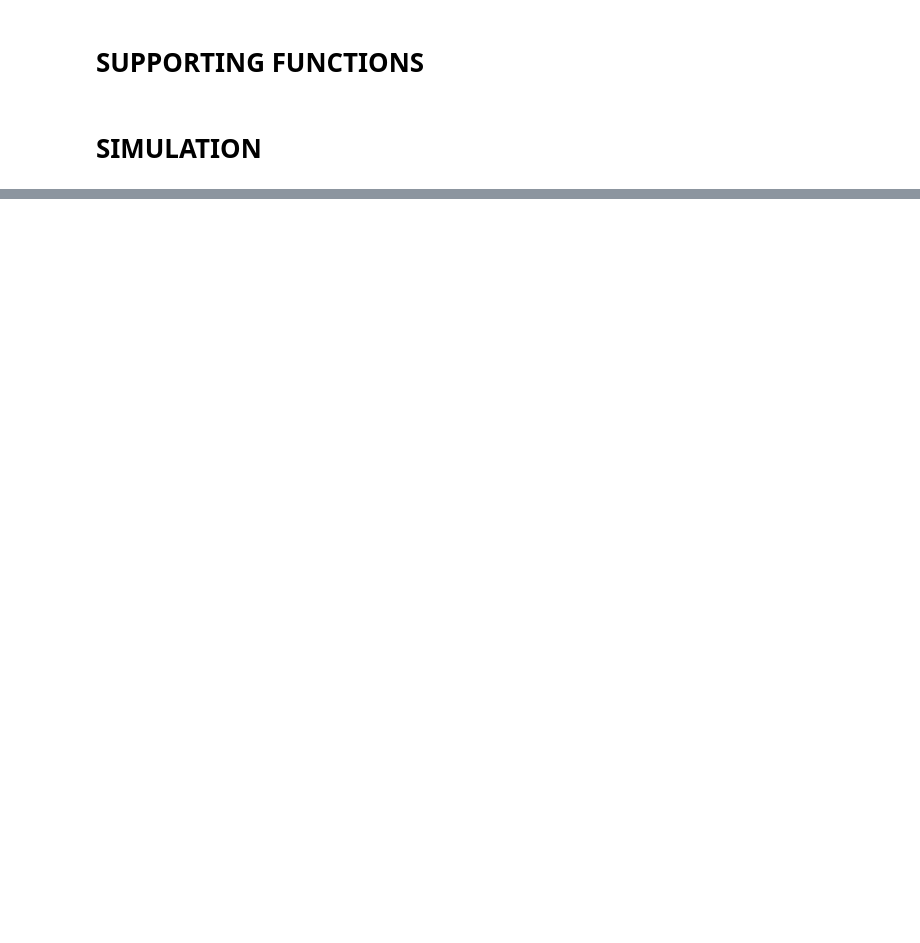
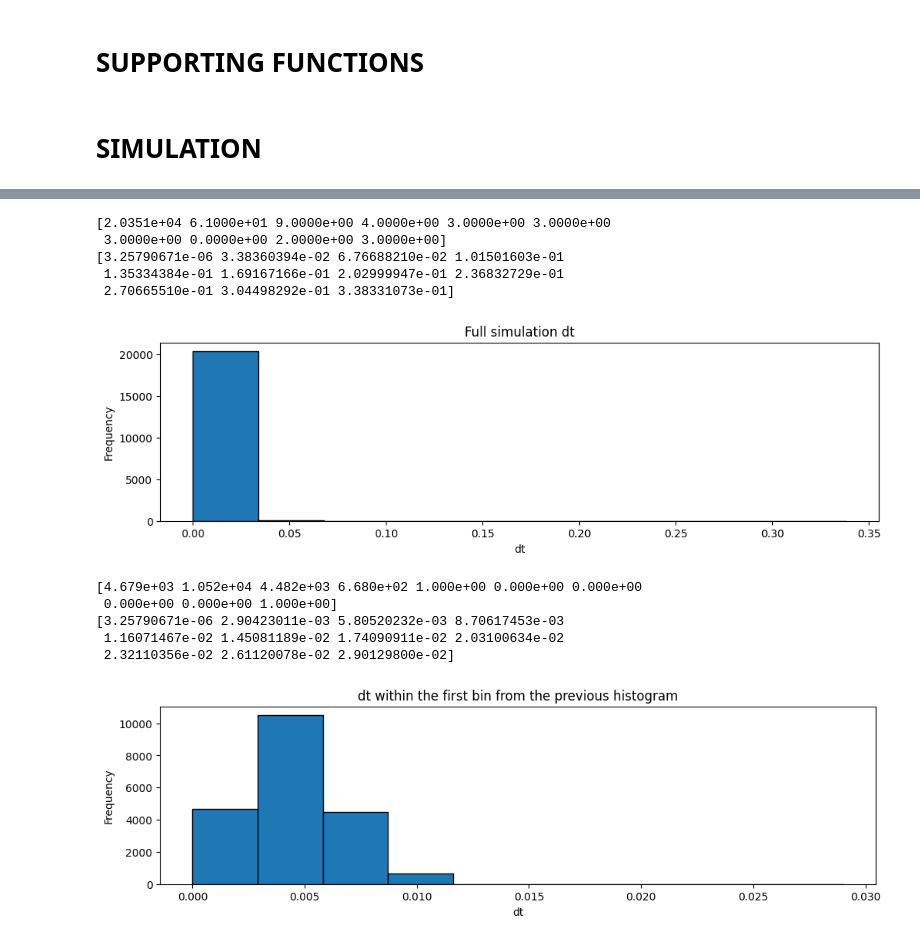
Before and after one commit to Annika-wyt/annika, a Jupyter notebook: ricatti_rk45.ipynb, the cells around one changed output, grey strips where cells are left out. Cells and saved outputs as stored; diff of their text form; code cells hidden in the pictures; blank space fills up the shorter version.

```diff
--- a/ricatti_rk45.ipynb
+++ b/ricatti_rk45.ipynb
@@ -347,15 +351,18 @@ def dynamics(t, y, input_k, input_z, input_q, input_Q, input_V, with_noise, num_
     input_P = input_P_flat.reshape((6,6))
 
     input_A = function_A(input_omega)
-    input_C = function_C(input_R, input_R_hat, input_p, input_z, with_noise, num_landmarks)
+    if not input_z.any() == None:
+        input_C = function_C(input_R, input_R_hat, input_p, input_z, with_noise, num_landmarks)
 
     ####################################
     ############# Observer #############
     output_omega_hat_p_bar_hat_dot = observer_equations(input_omega, input_p_bar_hat, input_R, input_v, num_landmarks, input_q, input_R_hat, input_z, input_p, with_noise, input_k, input_P, which_eq)
     ############# Observer #############
     ####################################
-
-    output_P_dot = np.matmul(input_A, input_P) + np.matmul(input_P, np.transpose(input_A)) - np.matmul(input_P, np.matmul(np.transpose(input_C), np.matmul(input_Q, np.matmul(input_C, input_P)))) + input_V
+    if not input_z.any() == None:
+        output_P_dot = np.matmul(input_A, input_P) + np.matmul(input_P, np.transpose(input_A)) - np.matmul(input_P, np.matmul(np.transpose(input_C), np.matmul(input_Q, np.matmul(input_C, input_P)))) + input_V
+    else:
+        output_P_dot = np.matmul(input_A, input_P) + np.matmul(input_P, np.transpose(input_A)) + input_V
 
     omega_hat = output_omega_hat_p_bar_hat_dot[0:3]
     output_R_hat_dot = np.matmul(input_R_hat, function_S(omega_hat))
@@ -617,3 +793,47 @@ plt.show()
 # import pandas as pd
 # df = pd.DataFrame(np.array(soly))
 # df.to_csv('/home/annika/ITRL/kth_thesis/ricatti_solution_own_rk45_sim5_without_noise.txt', sep='\t', index=False, header=False)
+# %%
+dttemp = []
+for idxtemp, ttemp in enumerate(solt):
+    if idxtemp < len(solt)-1:
+        dttemp.append(solt[idxtemp+1] - solt[idxtemp])
+# %%
+num_bins = 10
+figure= plt.figure(figsize=(12,3))
+counts, bins, patches = plt.hist(dttemp, bins=num_bins, edgecolor='black')
+plt.xlabel('dt')
+plt.ylabel('Frequency')
+plt.title('Full simulation dt')
+print(counts)
+print(bins)
+# Show plot
+plt.show()
+bin1 = []
+for ttemp in dttemp:
+    if ttemp < bins[1]:
+        bin1.append(ttemp)
+
+num_bins = 10
+figure= plt.figure(figsize=(12,3))
+counts2, bins2, patches = plt.hist(bin1, bins=num_bins, edgecolor='black')
+plt.xlabel('dt')
+plt.ylabel('Frequency')
+plt.title('dt within the first bin from the previous histogram')
+print(counts2)
+print(bins2)
+# Show plot
+plt.show()
+# %% [output]
+[2.0351e+04 6.1000e+01 9.0000e+00 4.0000e+00 3.0000e+00 3.0000e+00
+ 3.0000e+00 0.0000e+00 2.0000e+00 3.0000e+00]
+[3.25790671e-06 3.38360394e-02 6.76688210e-02 1.01501603e-01
+ 1.35334384e-01 1.69167166e-01 2.02999947e-01 2.36832729e-01
+ 2.70665510e-01 3.04498292e-01 3.38331073e-01]
+[figure, added]
+[4.679e+03 1.052e+04 4.482e+03 6.680e+02 1.000e+00 0.000e+00 0.000e+00
+ 0.000e+00 0.000e+00 1.000e+00]
+[3.25790671e-06 2.90423011e-03 5.80520232e-03 8.70617453e-03
+ 1.16071467e-02 1.45081189e-02 1.74090911e-02 2.03100634e-02
+ 2.32110356e-02 2.61120078e-02 2.90129800e-02]
+[figure, added]
```
Also changed, not shown: parts of 10 cells of this notebook, 1 other file.
